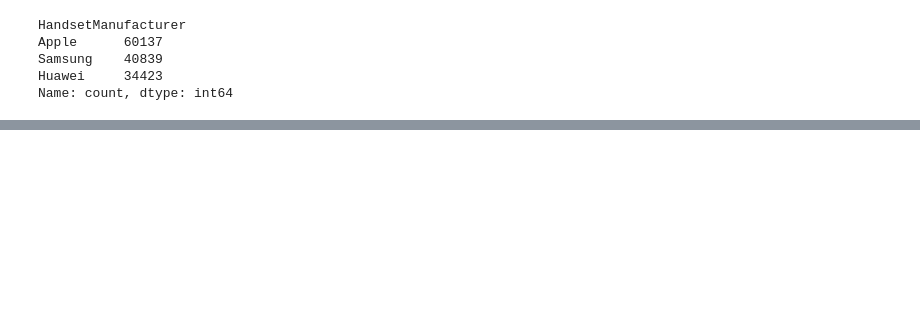
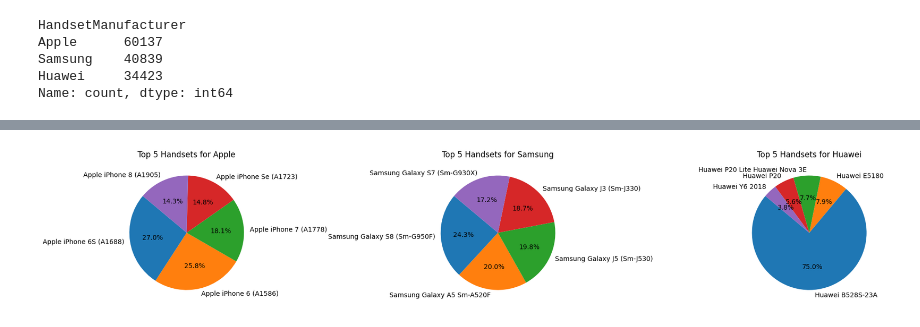
Before and after one commit to santoshdhalwalkar/Telecommunication, a Jupyter notebook: Telecommunication.ipynb, the cells around one changed output, grey strips where cells are left out. Cells and saved outputs as stored; diff of their text form; code cells hidden in the pictures; blank space fills up the shorter version.

```diff
--- a/Telecommunication.ipynb
+++ b/Telecommunication.ipynb
@@ -518,0 +530,7 @@ Name: count, dtype: int64
+# %%
+# Step 1: Group by 'Handset Manufacturer' and count the occurrences
+manufacturer_counts = df['HandsetManufacturer'].value_counts()
+
+
+# Step 2: Get the top 3 manufacturers
+top_3_manufacturers = manufacturer_counts.head(3).index
@@ -518,0 +583,22 @@ Name: count, dtype: int64
+# %%
+# Get unique manufacturers and handsets
+manufacturers = top_handsets_df['Manufacturer'].unique()
+handsets = top_handsets_df['Handset']
+
+# Set up a subplot for each manufacturer
+fig, axs = plt.subplots(1, 3, figsize=(18, 6))
+
+# Create a pie chart for each manufacturer
+x=[25, 30,45,10]
+explode=(0,0.1,0.1,0)
+
+# Plot a pie chart for each manufacturer
+for i, manufacturer in enumerate(manufacturers):
+    manufacturer_data = top_handsets_df[top_handsets_df['Manufacturer'] == manufacturer]
+    axs[i].pie(manufacturer_data['Count'], labels=manufacturer_data['Handset'], autopct='%1.1f%%', startangle=140)
+    axs[i].set_title(f'Top 5 Handsets for {manufacturer}')
+
+plt.tight_layout()
+plt.show()
+# %% [output]
+[figure, added]
```
Also changed, not shown: parts of 12 cells of this notebook.
